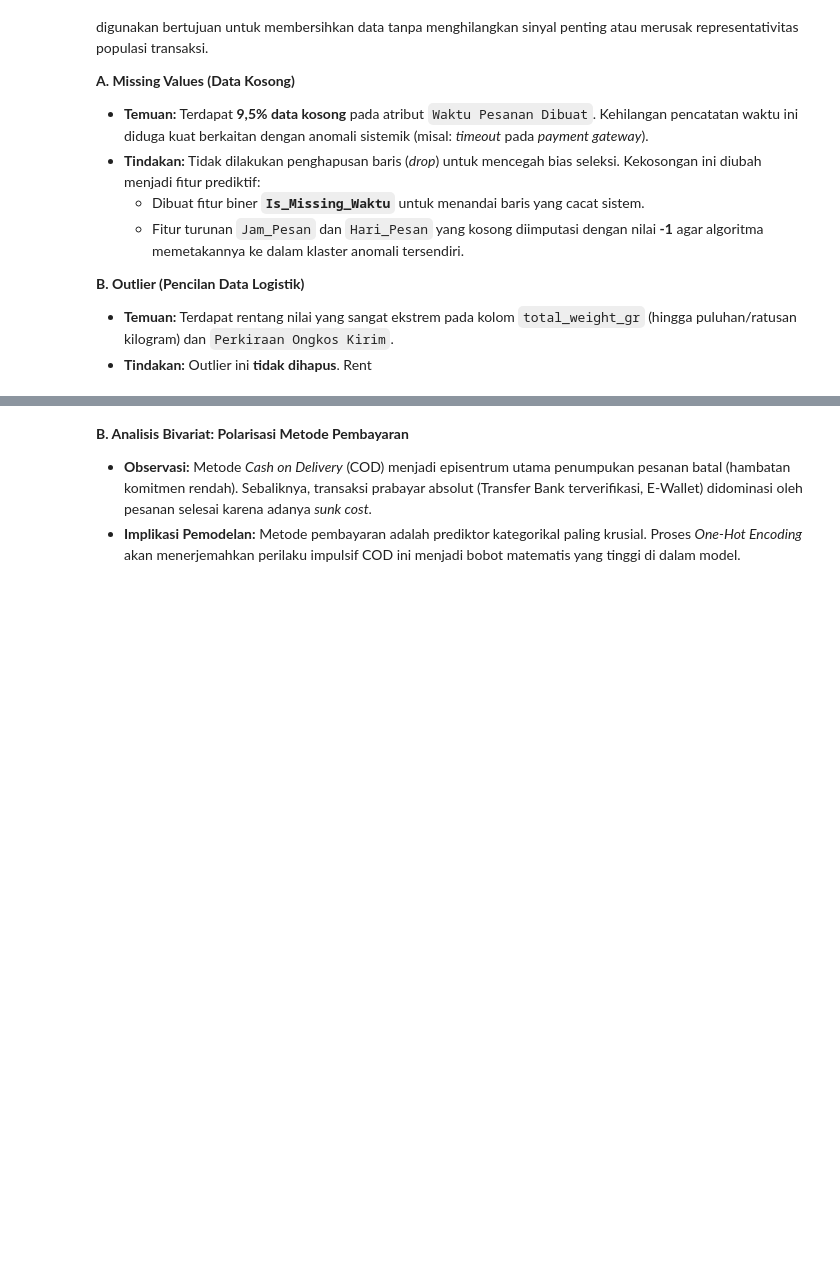
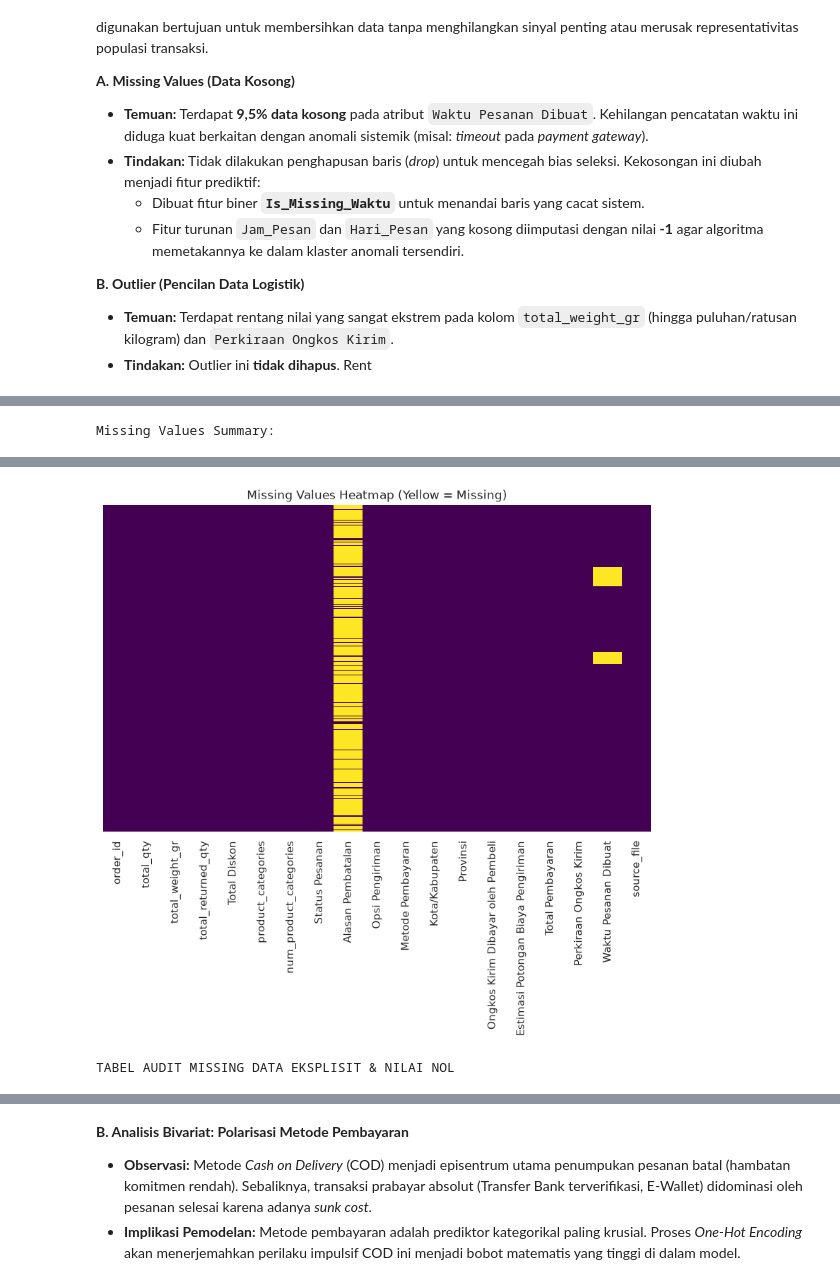
Before and after one commit to Morxidia/17_IF-B_wkwkwk, a Jupyter notebook: main.ipynb, the cells around one changed output, grey strips where cells are left out. Saved outputs shown, nothing was run; the diff lists cells and outputs as text; code cells hidden in the pictures; blank space fills up the shorter version.

```diff
--- a/main.ipynb
+++ b/main.ipynb
@@ -115,0 +217,78 @@ Tahap ini berfokus pada identifikasi dan penanganan anomali pada dataset mentah
+# %%
+# Calculate count and percentage of missing values
+missing_data = df.isna().sum()
+missing_data = missing_data[missing_data > 0].reset_index()
+missing_data.columns = ['Feature', 'Missing Count']
+missing_data['Missing Percentage (%)'] = (missing_data['Missing Count'] / len(df)) * 100
+
+print("Missing Values Summary:")
+display(missing_data.sort_values(by='Missing Percentage (%)', ascending=False))
+
+# Visualize missing data patterns
+plt.figure(figsize=(10, 6))
+sns.heatmap(df.isna(), cbar=False, cmap='viridis', yticklabels=False)
+plt.title("Missing Values Heatmap (Yellow = Missing)")
+plt.show()
+
+
+# 1. Audit Missing Eksplisit vs Implisit
+num_cols = df.select_dtypes(include=[np.number]).columns
+
+missing_audit = pd.DataFrame({
+    "Null Eksplisit (n)": df.isna().sum(),
+    "Null Eksplisit (%)": (df.isna().mean() * 100).round(2),
+    "Nilai Nol / Rp 0 (n)": [(df[c] == 0).sum() if c in num_cols else 0 for c in df.columns],
+    "Nilai Nol / Rp 0 (%)": [round((df[c] == 0).mean() * 100, 2) if c in num_cols else 0.0 for c in df.columns]
+})
+
+print("TABEL AUDIT MISSING DATA EKSPLISIT & NILAI NOL")
+display_audit = missing_audit[(missing_audit["Null Eksplisit (n)"] > 0) | (missing_audit["Nilai Nol / Rp 0 (n)"] > 0)]
+display(display_audit if not display_audit.empty else "Tidak ditemukan missing values atau nilai nol.")
+
+# 2. Visualisasi Anomali Pembayaran & Pola Missing Alasan Pembatalan
+fig, axes = plt.subplots(1, 2, figsize=(13, 5))
+
+# Chart 1: Anomali Pesanan Batal (Total Pembayaran == Rp 0 vs > Rp 0)
+df_batal = df[df["Status Pesanan"] == "Batal"]
+n_zero_pay = (df_batal["Total Pembayaran"] == 0).sum()
+n_valid_pay = (df_batal["Total Pembayaran"] > 0).sum()
+total_batal = len(df_batal)
+
+bars1 = axes[0].bar(
+    ["(Total Bayar == Rp 0)", "(Total Bayar > Rp 0)"],
+    [n_zero_pay, n_valid_pay],
+    color=["#D95F02", "#2B5C8F"],
+    edgecolor="black",
+    width=0.48
+)
+axes[0].set_title(f"1. Anomali Finansial pada Pesanan Batal (Total = {total_batal:,})", fontsize=11, fontweight="bold")
+axes[0].set_ylabel("Jumlah Pesanan")
+axes[0].set_ylim(0, max(n_zero_pay, n_valid_pay) * 1.2)
+for bar, val in zip(bars1, [n_zero_pay, n_valid_pay]):
+    h = bar.get_height()
+    pct = (val / total_batal) * 100
+    axes[0].text(bar.get_x() + bar.get_width()/2, h + 35, f"{h:,} pesanan\n({pct:.1f}%)", ha="center", fontsize=9.5, fontweight="bold")
+
+# Chart 2: Ketersediaan Alasan Pembatalan (Batal vs Non-Batal)
+n_batal_with_reason = df_batal["Alasan Pembatalan"].notna().sum()
+n_batal_no_reason = df_batal["Alasan Pembatalan"].isna().sum()
+n_non_batal = (df["Status Pesanan"] != "Batal").sum()
+
+bars2 = axes[1].bar(
+    ["Pesanan Batal\n(Alasan Ada)", "Pesanan Batal\n(Alasan Kosong)", "Pesanan Non-Batal\n(Alasan Kosong / NaN)"],
+    [n_batal_with_reason, n_batal_no_reason, n_non_batal],
+    color=["#7570B3", "#E7298A", "#1B9E77"],
+    edgecolor="black",
+    width=0.55
+)
+axes[1].set_title("2. Ketersediaan 'Alasan Pembatalan' di Seluruh Dataset", fontsize=11, fontweight="bold")
+axes[1].set_ylabel("Jumlah Pesanan")
+axes[1].set_ylim(0, max(n_non_batal, n_batal_with_reason) * 1.15)
+for bar, val in zip(bars2, [n_batal_with_reason, n_batal_no_reason, n_non_batal]):
+    h = bar.get_height()
+    axes[1].text(bar.get_x() + bar.get_width()/2, h + 250, f"{h:,}", ha="center", fontsize=9.5, fontweight="bold")
+
+plt.tight_layout()
+plt.show()
+# %% [output]
+Missing Values Summary:
@@ -115,0 +298,2 @@ Tahap ini berfokus pada identifikasi dan penanganan anomali pada dataset mentah
+[figure, added]
+TABEL AUDIT MISSING DATA EKSPLISIT & NILAI NOL
```
Also changed, not shown: parts of 35 cells of this notebook.
